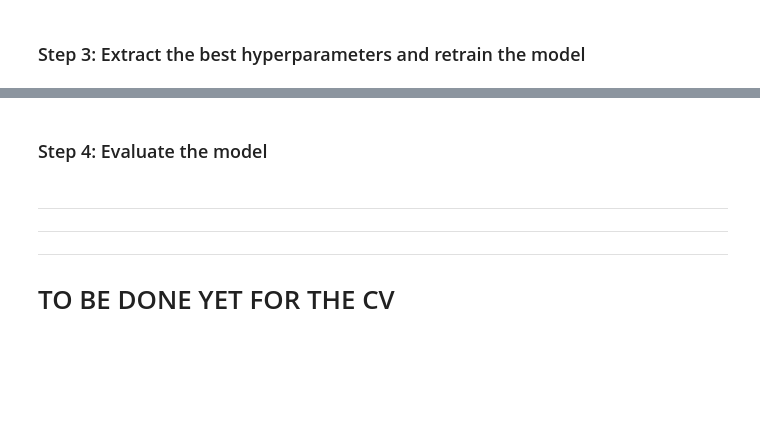
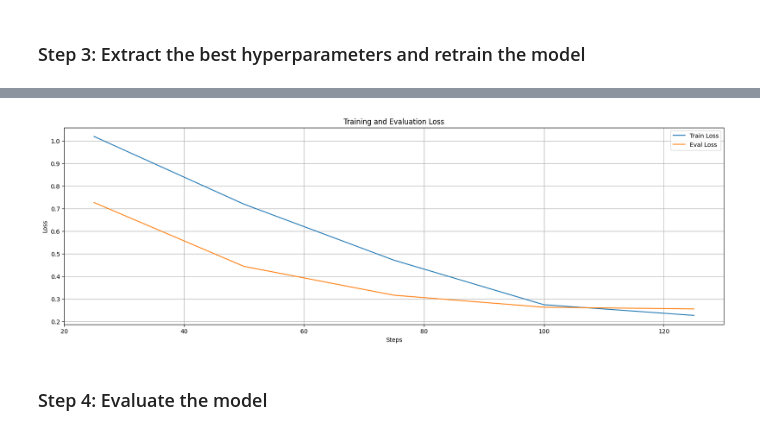
Before and after one commit to Hugoverissimo21/finphrasebank-sentiment, a Jupyter notebook: HV Model A2 (crossfold).ipynb, the cells around one changed output, grey strips where cells are left out. Cells and saved outputs as stored; diff of their text form; code cells hidden in the pictures; blank space fills up the shorter version.

```diff
--- a/HV Model A2 (crossfold).ipynb
+++ b/HV Model A2 (crossfold).ipynb
@@ -55,7 +51,7 @@ skf = StratifiedKFold(n_splits=5, shuffle=True, random_state=42)
 # set random search area
 def get_hyperparameters():
     return {
-        "num_train_epochs": int(np.random.choice([2, 3, 4, 5])),
+        "num_train_epochs": int(np.random.choice([1, 2, 3])), #1,2,3,4,5
         "learning_rate": float(np.random.choice([1e-5, 1e-4, 1e-3, 1e-2])),
         "weight_decay": float(np.random.choice([0.0, 0.01, 0.05, 0.1, 0.5])),
     }
@@ -178,2 +146,8 @@ all_results.head()
 # %% [markdown]
 ### Step 3: Extract the best hyperparameters and retrain the model
+# %%
+best_hyperparameters = all_results.iloc[0]
+print(f"Best hyperparameters found in {all_results.shape[0]} tested combinations:")
+print(f"Num train epochs: {best_hyperparameters['num_train_epochs']}")
+print(f"Learning rate: {best_hyperparameters['learning_rate']}")
+print(f"Weight decay: {best_hyperparameters['weight_decay']}")
@@ -180,7 +212,21 @@ all_results.head()
+# %%
+# get training and evaluation loss history
+log_history = trainer.state.log_history
+train_loss = [x["loss"] for x in log_history if "loss" in x]
+eval_loss = [x["eval_loss"] for x in log_history if "eval_loss" in x]
+eval_steps = [x["step"] for x in log_history if "eval_loss" in x]
+train_steps = [x["step"] for x in log_history if "loss" in x]
+
+plt.figure(figsize=(20, 6))
+plt.plot(train_steps, train_loss, label="Train Loss")
+plt.plot(eval_steps, eval_loss, label="Eval Loss")
+plt.xlabel("Steps")
+plt.ylabel("Loss")
+plt.title("Training and Evaluation Loss")
+plt.legend()
+plt.grid(True)
+plt.show()
+# %% [output]
+[figure, added]
 # %% [markdown]
 ### Step 4: Evaluate the model
-# %% [markdown]
----
----
----
-# TO BE DONE YET FOR THE CV
```
Also changed, not shown: parts of 11 cells of this notebook, 1 other file.
